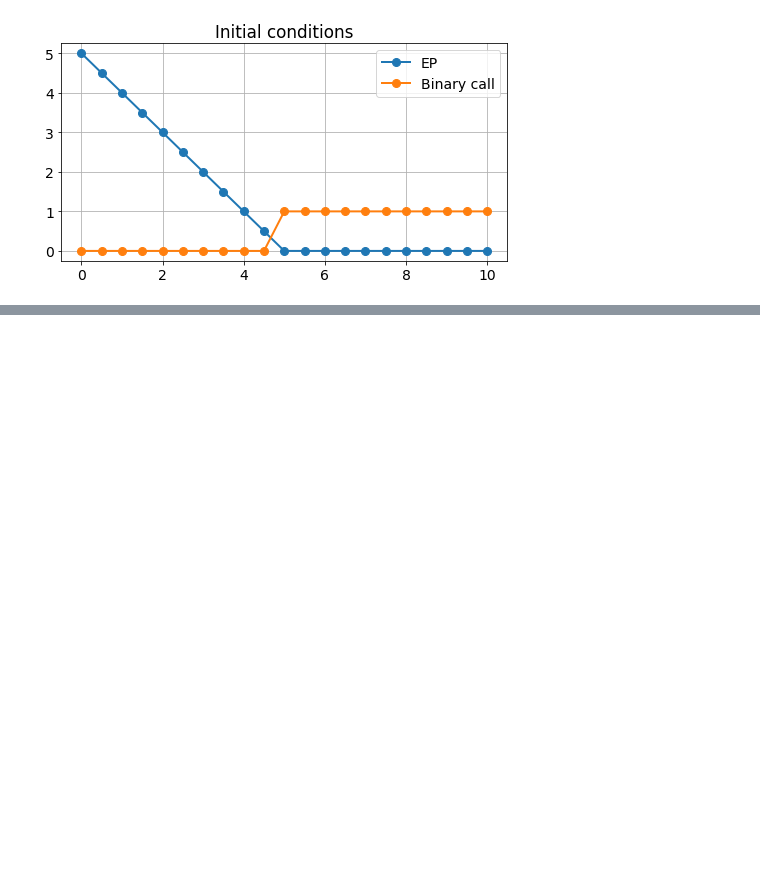
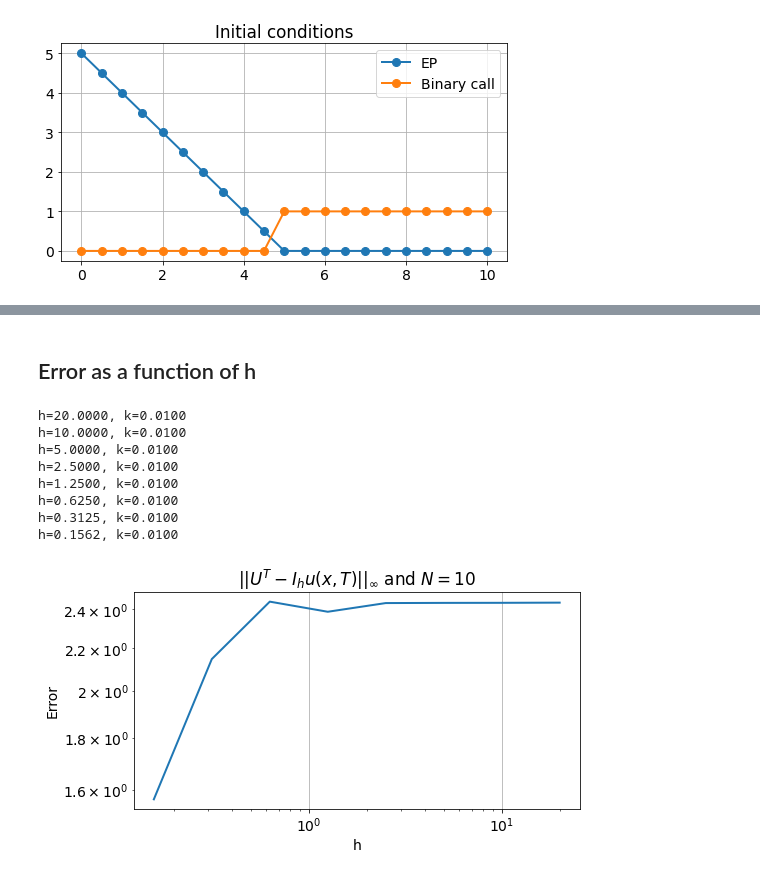
Before and after one commit to aledha/TMA4212-NumDiffDiff, a Jupyter notebook: Exercise 3/Ex 3.ipynb, the cells around one changed output, grey strips where cells are left out. Cells and saved outputs as stored; diff of their text form; code cells hidden in the pictures; blank space fills up the shorter version.

```diff
--- a/Exercise 3/Ex 3.ipynb
+++ b/Exercise 3/Ex 3.ipynb
@@ -259,0 +261,47 @@ plot_solution(x, t, U - u_exact(xx, tt))
+# %% [markdown]
+## Error as a function of h
+# %%
+def error_analysis(g, Ms, Ns, R, T, solver, params):
+    i = 0
+    error = np.zeros(max(Ms.size, Ns.size))
+    for M in Ms:
+        for N in Ns:
+            x, t, U = solver(g = g, params = params, M = M, N = N, R = R, T = T)
+            tt, xx = np.meshgrid(t, x)
+            error[i]= np.max(np.abs(u_exact(x, t[-1]) - U[:,-1]))
+            i += 1
+    return error
+# %%
+T = 0.1
+R = 80
+N = 10
+Ns = np.array([N])
+num = 8
+Ms = 2**(np.arange(1, num+1)+1)
+hs = R / Ms
+
+
+sigma = 0.1
+r = 0.2
+c = 0.5
+K = 10
+params = [sigma, r, c, K]
+
+error_h = error_analysis(u0, Ms, Ns, R, T, crank_modified, params)
+
+plt.figure(0)
+plt.loglog(hs, np.flip(error_h))
+plt.xlabel('h')
+plt.ylabel('Error')
+plt.title(r'$||U^T-I_hu(x,T)||_\infty$ and ' + rf'$N={N}$')
+plt.show()
+# %% [output]
+h=20.0000, k=0.0100
+h=10.0000, k=0.0100
+h=5.0000, k=0.0100
+h=2.5000, k=0.0100
+h=1.2500, k=0.0100
+h=0.6250, k=0.0100
+h=0.3125, k=0.0100
+h=0.1562, k=0.0100
+[figure, added]
```
Also changed, not shown: parts of 9 cells of this notebook.
